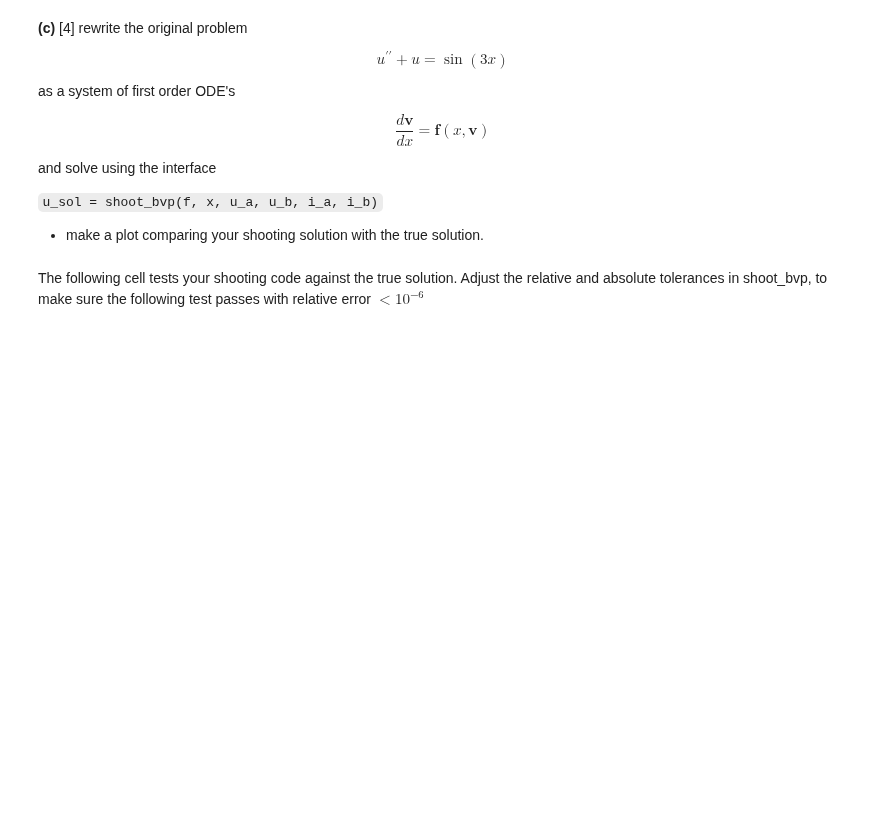
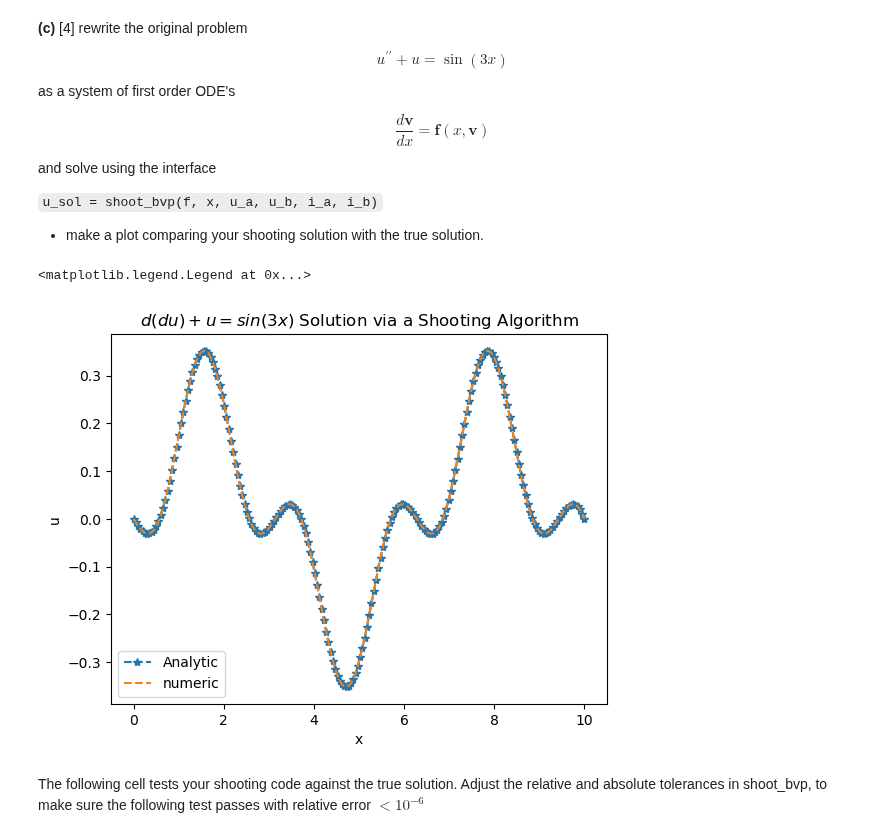
Before and after one commit to jlabbate15/intro-numerical-methods, a Jupyter notebook: HW/HW6_ODE_BVP.ipynb, the cells around one changed output. Saved outputs shown, nothing was run; the diff lists cells and outputs as text; code cells hidden in the pictures; blank space fills up the shorter version.

Commit message:
HW6 problem 1a-1c done

```diff
--- a/HW/HW6_ODE_BVP.ipynb
+++ b/HW/HW6_ODE_BVP.ipynb
@@ -49,3 +88,25 @@ raise NotImplementedError()
+# %%
+L = 10.
+N = 200
+x = numpy.linspace(0., L, N)
+
+def u_true(x,L):
+    """
+    Analytic solution to part (a) of this problem
+
+    parameters:
+    -----------
+    x: numpy array
+        coordinates array for solution on interval [0,L] with x[0] = 0, x[-1] = L
+    L: int
+        interval length
+
+    returns:
+    --------
+    u: numpy array, solution u(x)
+    """
+
+    return numpy.sin(3*L)*numpy.sin(x)/(8*numpy.sin(L)) - numpy.sin(3*x)/8
 # %% [markdown]
 **(b)** [4] Write a general shooting algorithm that combines the two scipy routines
 
@@ -128,3 +209,24 @@ raise NotImplementedError()
+# %%
+u_a = [0,0]
+u_b = [0,0]
+i_a = 0
+i_b = 0
+L = 10.
+N = 200
+x = numpy.linspace(0., L, N)
+f = lambda x,v1,v2: -v1 + numpy.sin(3*x) # v1=u, v2=du/dx
+u_sol = shoot_bvp(f, x, u_a, u_b, i_a, i_b)
+
+fig,ax = plt.subplots()
+ax.plot(x,u_true(x=x,L=L),'--*',label='Analytic')
+ax.plot(x,u_sol,'--',label='numeric')
+ax.set_xlabel('x')
+ax.set_ylabel('u')
+ax.set_title(r'$d(du)+u=sin(3x)$ Solution via a Shooting Algorithm')
+ax.legend()
+# %% [output]
+<matplotlib.legend.Legend at 0x...>
+[figure, added]
 # %% [markdown]
 The following cell tests your shooting code against the true solution.  Adjust the relative and absolute tolerances in shoot_bvp, to make sure the following test passes with relative error $<10^{-6}$
 # %%
```
Also changed, not shown: parts of 6 cells of this notebook, 3 other files.
